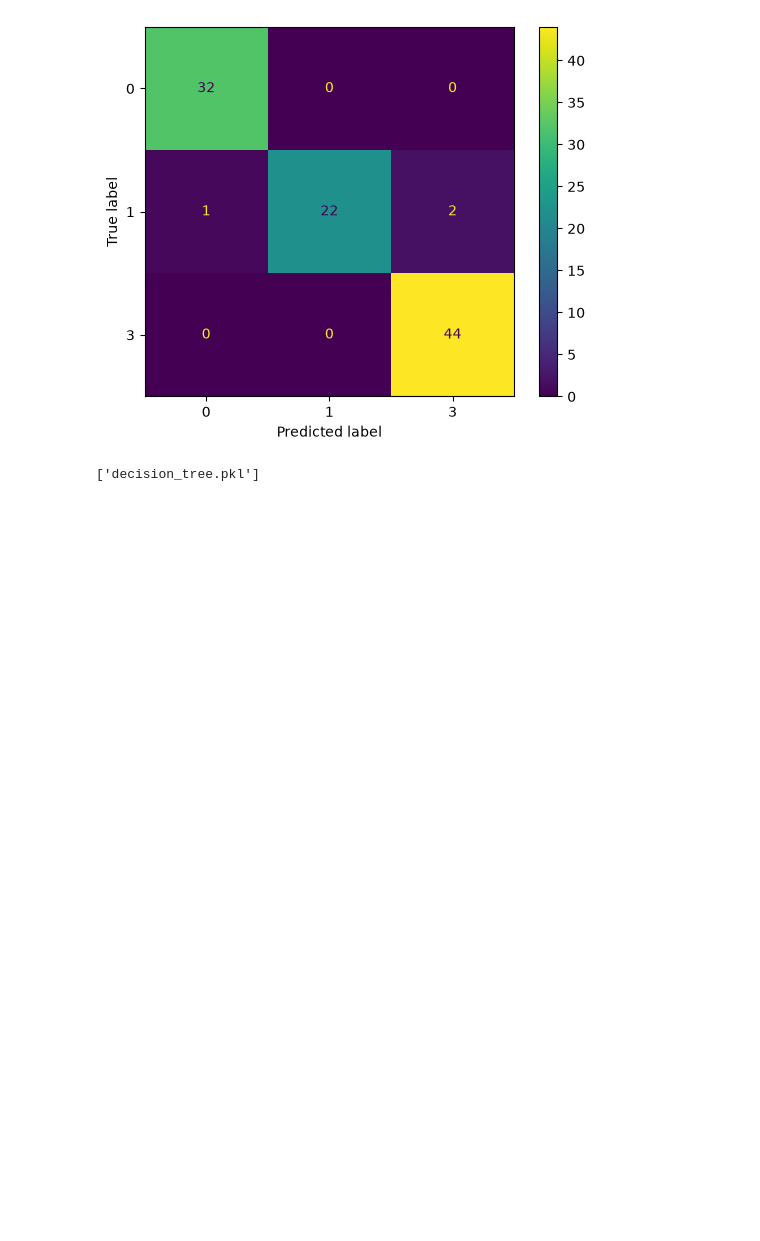
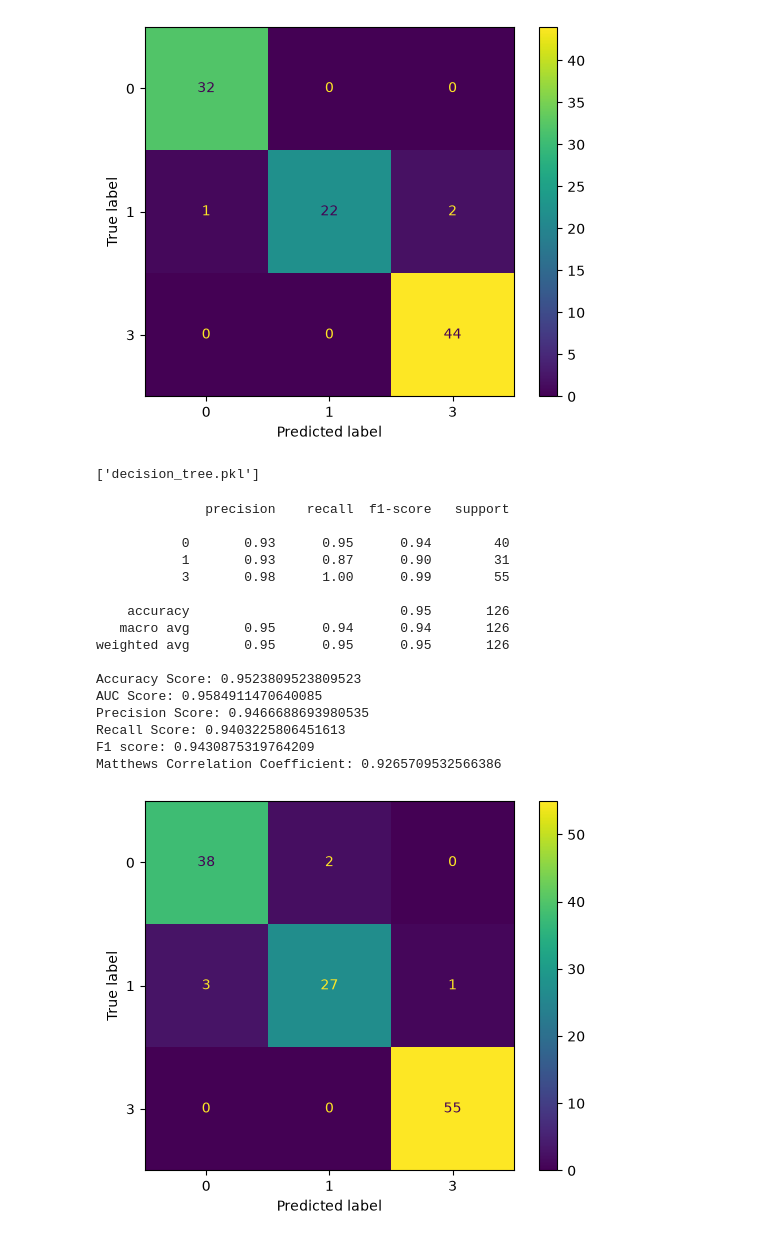
Before and after one commit to NikunjNPatel/ML-Assignment-2, a Jupyter notebook: model/decision_tree.ipynb, the cells around one changed output. Drawn from its saved outputs; the diff is of its cells as text; code cells hidden in the pictures; blank space fills up the shorter version.

```diff
--- a/model/decision_tree.ipynb
+++ b/model/decision_tree.ipynb
@@ -194,3 +194,31 @@ import joblib
 joblib.dump(grid_model, "decision_tree.pkl")
 # %% [output]
 ['decision_tree.pkl']
+# %%
+trained_model = joblib.load("decision_tree.pkl")
+
+test_df = pd.read_csv("../data/testing/test_data.csv")
+test_df.drop(col_to_drop, axis=1, inplace=True)
+X = test_df.drop("degradation", axis=1)
+y = test_df['degradation']
+
+y_hat = trained_model.predict(X)
+print_report(trained_model, X, y)
+# %% [output]
+              precision    recall  f1-score   support
+
+           0       0.93      0.95      0.94        40
+           1       0.93      0.87      0.90        31
+           3       0.98      1.00      0.99        55
+
+    accuracy                           0.95       126
+   macro avg       0.95      0.94      0.94       126
+weighted avg       0.95      0.95      0.95       126
+
+Accuracy Score: 0.9523809523809523
+AUC Score: 0.9584911470640085
+Precision Score: 0.9466688693980535
+Recall Score: 0.9403225806451613
+F1 score: 0.9430875319764209
+Matthews Correlation Coefficient: 0.9265709532566386
+[figure, added]
```
Also changed, not shown: parts of 7 cells of this notebook, 14 other files.
